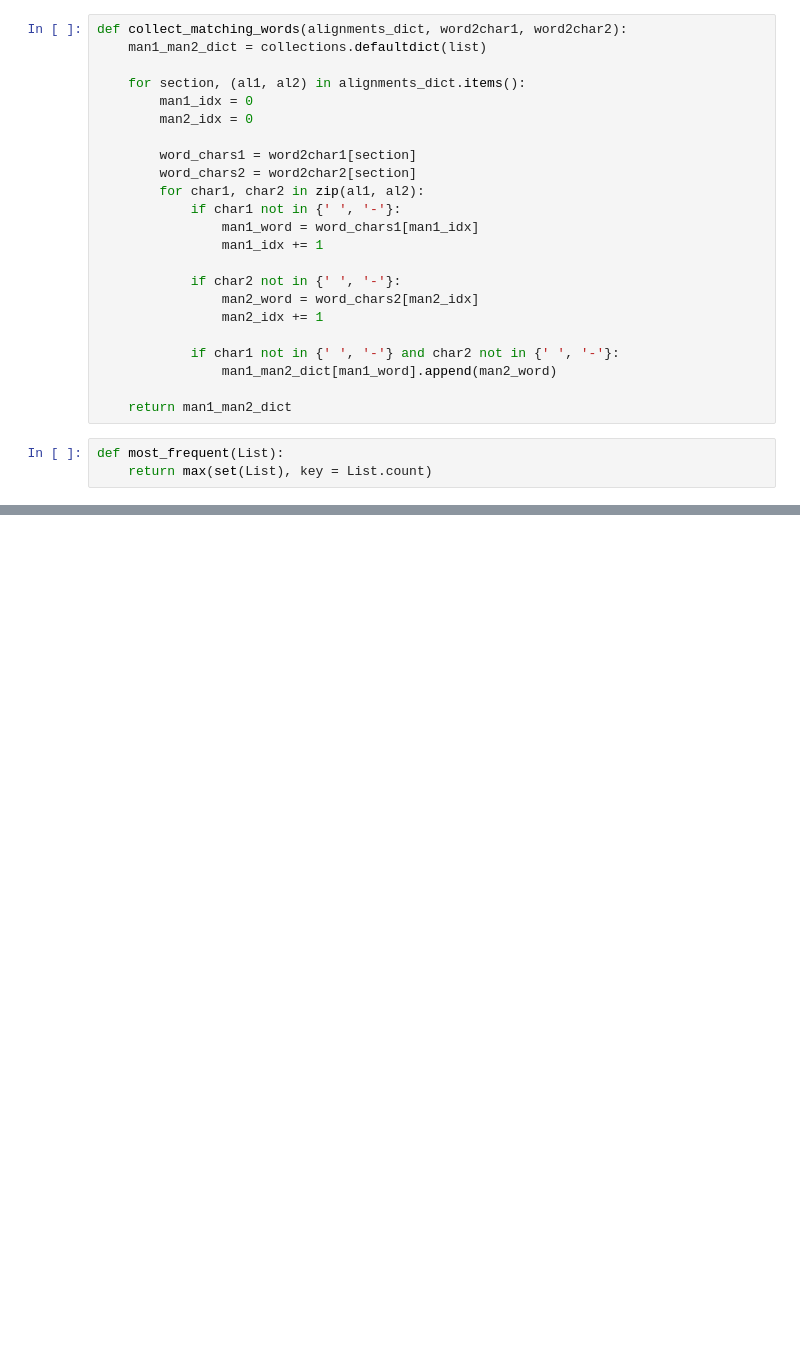
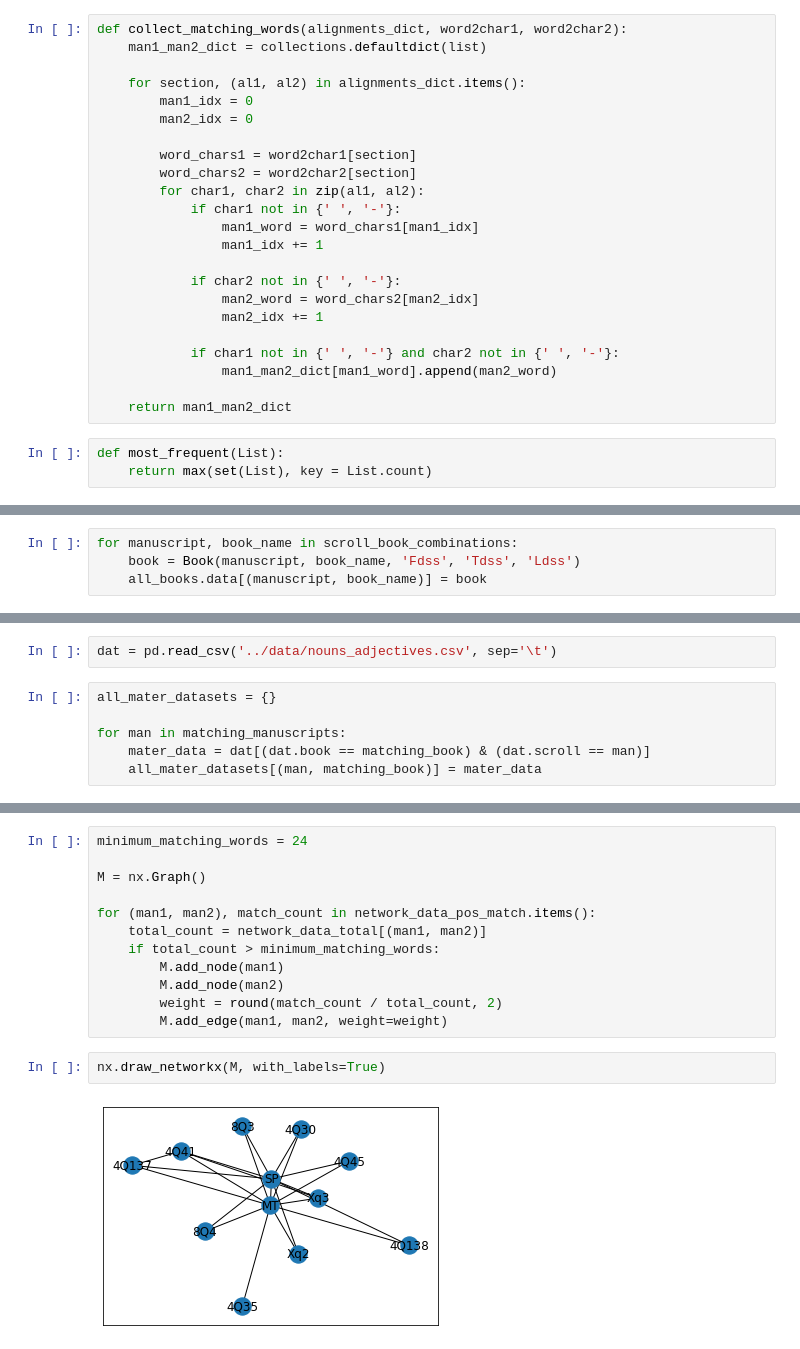
Before and after one commit to MartijnNaaijer/hebrew_spelling_variation, a Jupyter notebook: notebooks/align_mt_sp_dss_texts.ipynb, the cells around one changed output, grey strips where cells are left out. Cells and saved outputs as stored; diff of their text form; blank space fills up the shorter version.

Commit message:
make first networks

```diff
--- a/notebooks/align_mt_sp_dss_texts.ipynb
+++ b/notebooks/align_mt_sp_dss_texts.ipynb
@@ -218,0 +205,4 @@ import pandas as pd
+# %%
+for manuscript, book_name in scroll_book_combinations:
+    book = Book(manuscript, book_name, 'Fdss', 'Tdss', 'Ldss')
+    all_books.data[(manuscript, book_name)] = book
@@ -218,0 +236,8 @@ import pandas as pd
+# %%
+dat = pd.read_csv('../data/nouns_adjectives.csv', sep='\t')
+# %%
+all_mater_datasets = {}
+
+for man in matching_manuscripts:
+    mater_data = dat[(dat.book == matching_book) & (dat.scroll == man)]
+    all_mater_datasets[(man, matching_book)] = mater_data
@@ -218,0 +276,16 @@ import pandas as pd
+# %%
+minimum_matching_words = 24
+
+M = nx.Graph()
+
+for (man1, man2), match_count in network_data_pos_match.items():
+    total_count = network_data_total[(man1, man2)]
+    if total_count > minimum_matching_words:
+        M.add_node(man1)
+        M.add_node(man2)
+        weight = round(match_count / total_count, 2)
+        M.add_edge(man1, man2, weight=weight)
+# %%
+nx.draw_networkx(M, with_labels=True)
+# %% [output]
+[figure, added]
```
Also changed, not shown: parts of 40 cells of this notebook.
